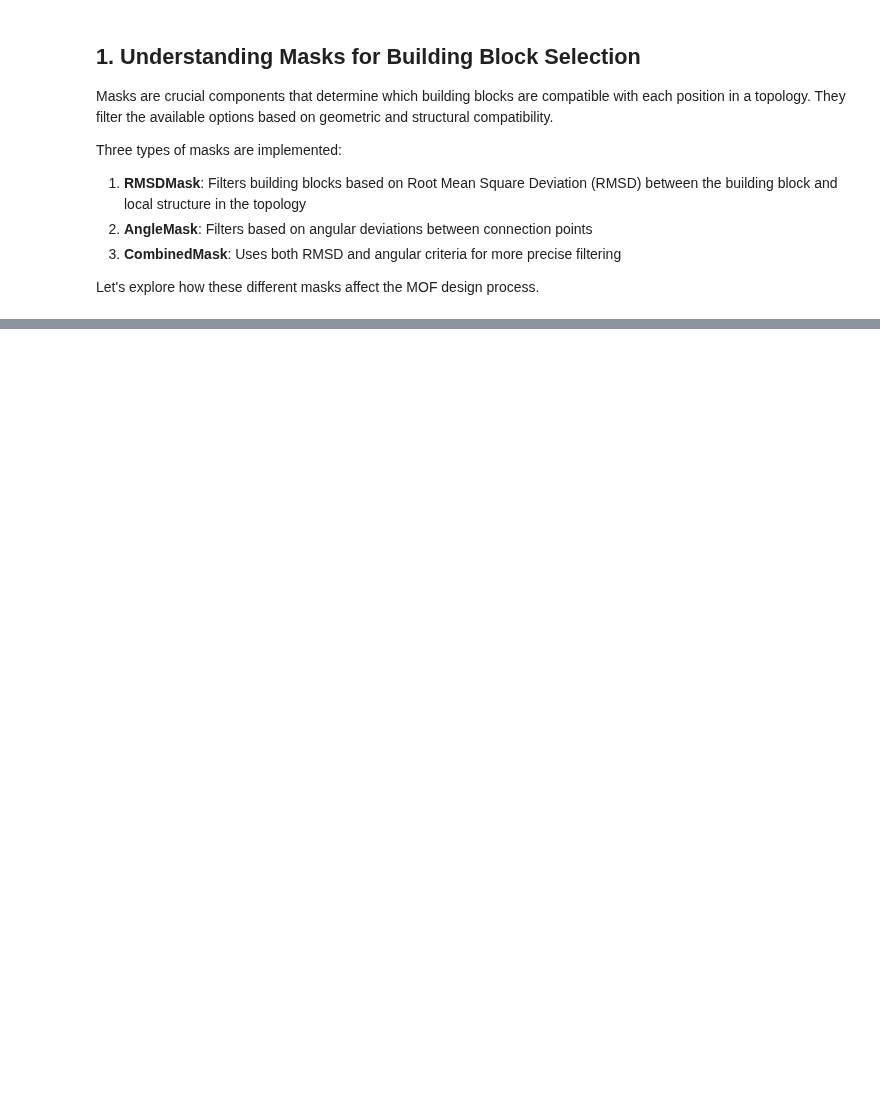
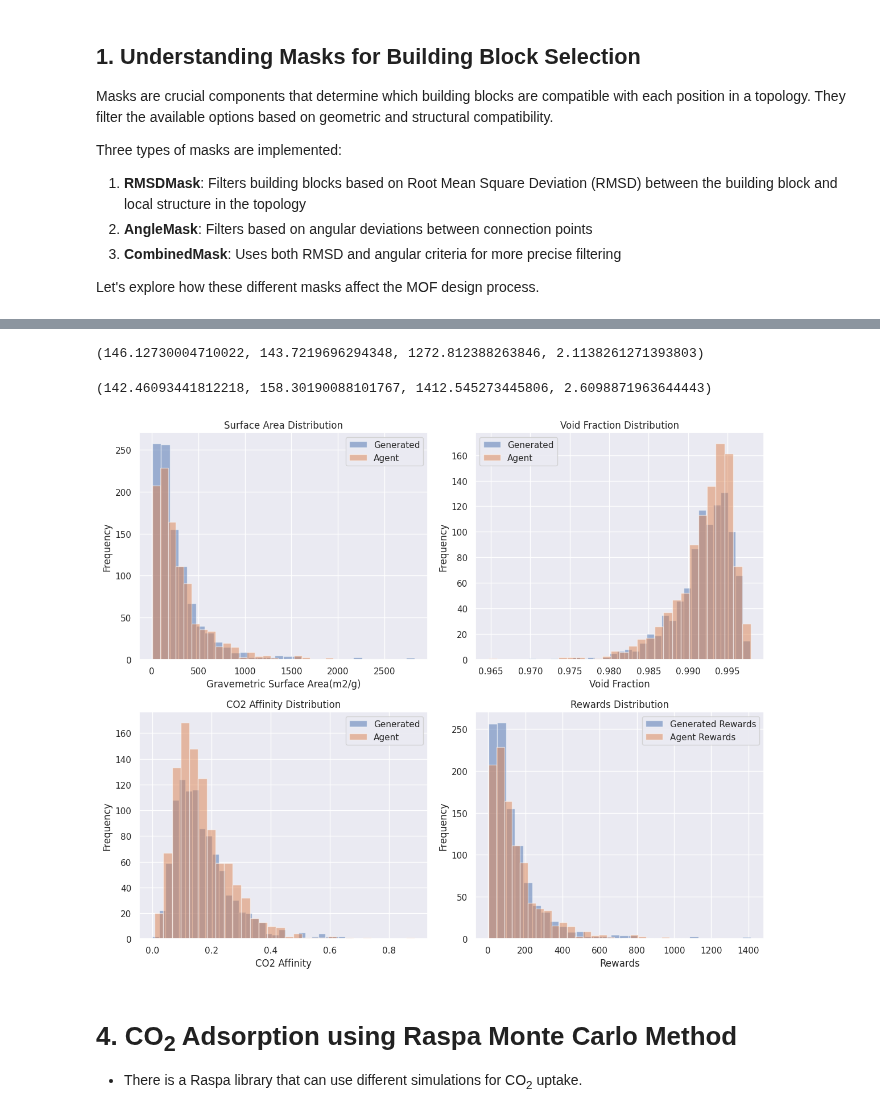
Before and after one commit to geetheswar-v/Reticular-Material-Discovery, a Jupyter notebook: main.ipynb, the cells around one changed output, grey strips where cells are left out. Saved outputs shown, nothing was run; the diff lists cells and outputs as text; code cells hidden in the pictures; blank space fills up the shorter version.

```diff
--- a/main.ipynb
+++ b/main.ipynb
@@ -218,0 +538,65 @@ observations, infos, rewards, losses, logZs = agent_rmsd.fit(learning_rate=5e-3,
+# %%
+contributions = {
+    'sa': 0.5, # Surface area
+    'vf': 0.3, # Void fraction
+    'affine': 0.2 # CO2 affinity
+}
+
+generated_rewards = ((np.array(generated_surface_areas) * contributions['sa']) +
+                     (np.array(generated_void_fractions) * contributions['vf']) +
+                     (np.array(generated_co2_affinities) * contributions['affine']))
+
+agent_rewards = (np.array(agent_surface_areas) * contributions['sa'] +
+                 np.array(agent_void_fractions) * contributions['vf'] +
+                 np.array(agent_co2_affinities) * contributions['affine'])
+# %%
+agent_rewards.mean(), agent_rewards.std(), agent_rewards.max(), agent_rewards.min()
+# %% [output]
+(146.12730004710022, 143.7219696294348, 1272.812388263846, 2.1138261271393803)
+# %%
+generated_rewards.mean(), generated_rewards.std(), generated_rewards.max(), generated_rewards.min()
+# %% [output]
+(142.46093441812218, 158.30190088101767, 1412.545273445806, 2.6098871963644443)
+# %%
+plt.figure(figsize=(12, 10))
+
+plt.subplot(2, 2, 1)
+plt.hist(generated_surface_areas, bins=30, alpha=0.5, label='Generated')
+plt.hist(agent_surface_areas, bins=30, alpha=0.5, label='Agent')
+plt.xlabel('Gravemetric Surface Area(m2/g)')
+plt.ylabel('Frequency')
+plt.title('Surface Area Distribution')
+plt.legend()
+
+plt.subplot(2, 2, 2)
+plt.hist(generated_void_fractions, bins=30, alpha=0.5, label='Generated')
+plt.hist(agent_void_fractions, bins=30, alpha=0.5, label='Agent')
+plt.xlabel('Void Fraction')
+plt.ylabel('Frequency')
+plt.title('Void Fraction Distribution')
+plt.legend()
+
+plt.subplot(2, 2, 3)
+plt.hist(generated_co2_affinities, bins=30, alpha=0.5, label='Generated')
+plt.hist(agent_co2_affinities, bins=30, alpha=0.5, label='Agent')
+plt.xlabel('CO2 Affinity')
+plt.ylabel('Frequency')
+plt.title('CO2 Affinity Distribution')
+plt.legend()
+
+plt.subplot(2, 2, 4)
+plt.hist(generated_rewards, bins=30, alpha=0.5, label='Generated Rewards')
+plt.hist(agent_rewards, bins=30, alpha=0.5, label='Agent Rewards')
+plt.xlabel('Rewards')
+plt.ylabel('Frequency')
+plt.title('Rewards Distribution')
+plt.legend()
+
+plt.tight_layout()
+plt.show()
+# %% [output]
+[figure, added]
+# %% [markdown]
+# 4. CO<sub>2</sub> Adsorption using Raspa Monte Carlo Method
+
+- There is a Raspa library that can use different simulations for CO<sub>2</sub> uptake.
```
Also changed, not shown: parts of 61 cells of this notebook.
